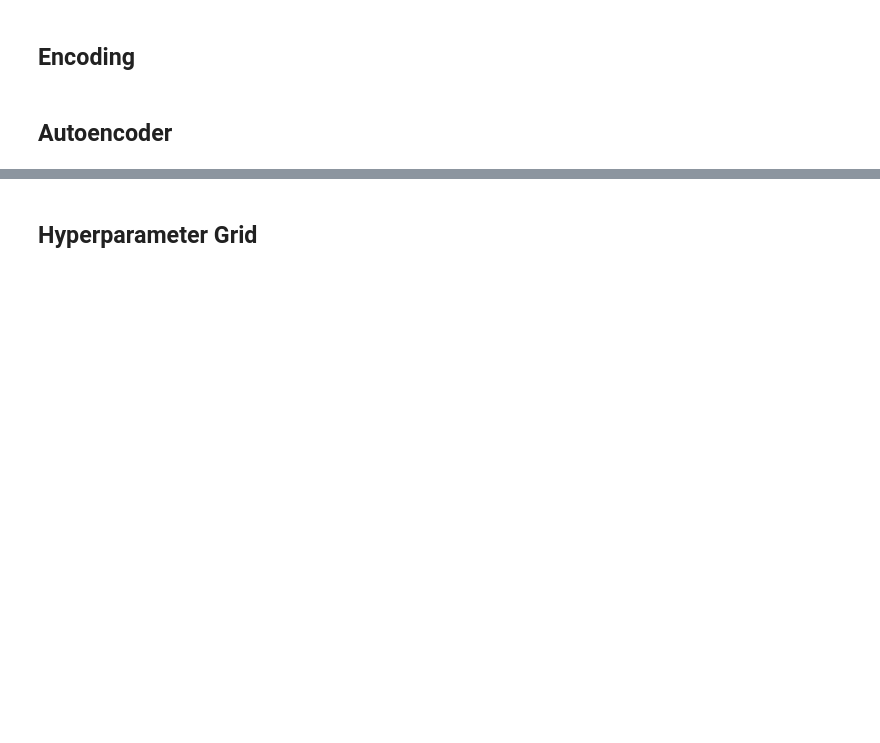
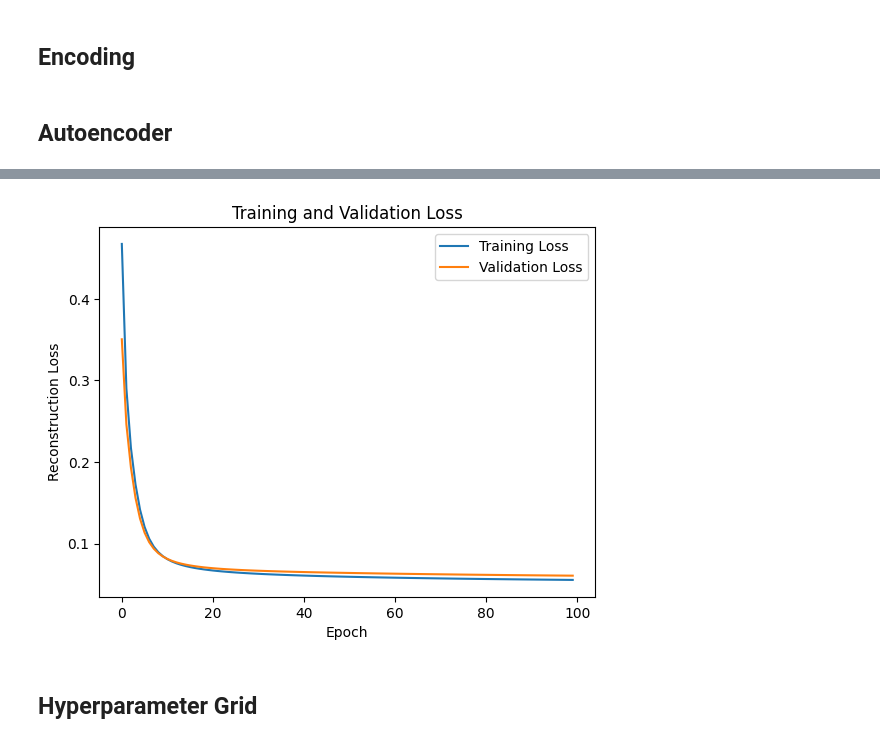
Before and after one commit to minxuan0923/AML_Assignment, a Jupyter notebook: Set5.ipynb, the cells around one changed output, grey strips where cells are left out. Cells and saved outputs as stored; diff of their text form; code cells hidden in the pictures; blank space fills up the shorter version.

Commit message:
added training and validation loss

```diff
--- a/Set5.ipynb
+++ b/Set5.ipynb
@@ -86,15 +86,14 @@ class Autoencoder(Model):
     decoded = self.decoder(encoded)
     return decoded
 
-
 shape = X_test_encoded.shape[1:]
-latent_dim = 16 # we will experiment with 4, 8, 16, 32
+latent_dim = 16 # we will experiment with 16 & 32
 autoencoder = Autoencoder(latent_dim, shape)
 
 autoencoder.compile(optimizer='adam', loss=losses.binary_crossentropy)
 
 history_ae = autoencoder.fit(X_train_encoded, X_train_encoded,
-                epochs=10,
+                epochs=100,
                 shuffle=True,
                 validation_data=(X_val_encoded, X_val_encoded))
 
@@ -119,6 +118,19 @@ Epoch 6/10
 242/242 ━━━━━━━━━━━━━━━━━━━━ 0s 1ms/step
 52/52 ━━━━━━━━━━━━━━━━━━━━ 0s 1ms/step
 52/52 ━━━━━━━━━━━━━━━━━━━━ 0s 1ms/step
+# %%
+import matplotlib.pyplot as plt
+
+plt.plot(history_ae.history['loss'], label='Training Loss')
+plt.plot(history_ae.history['val_loss'], label='Validation Loss')
+
+plt.xlabel('Epoch')
+plt.ylabel('Reconstruction Loss')
+plt.title('Training and Validation Loss')
+plt.legend()
+plt.show()
+# %% [output]
+[figure, added]
 # %% [markdown]
 ## Hyperparameter Grid
 # %%
```
Also changed, not shown: parts of 2 cells of this notebook.
